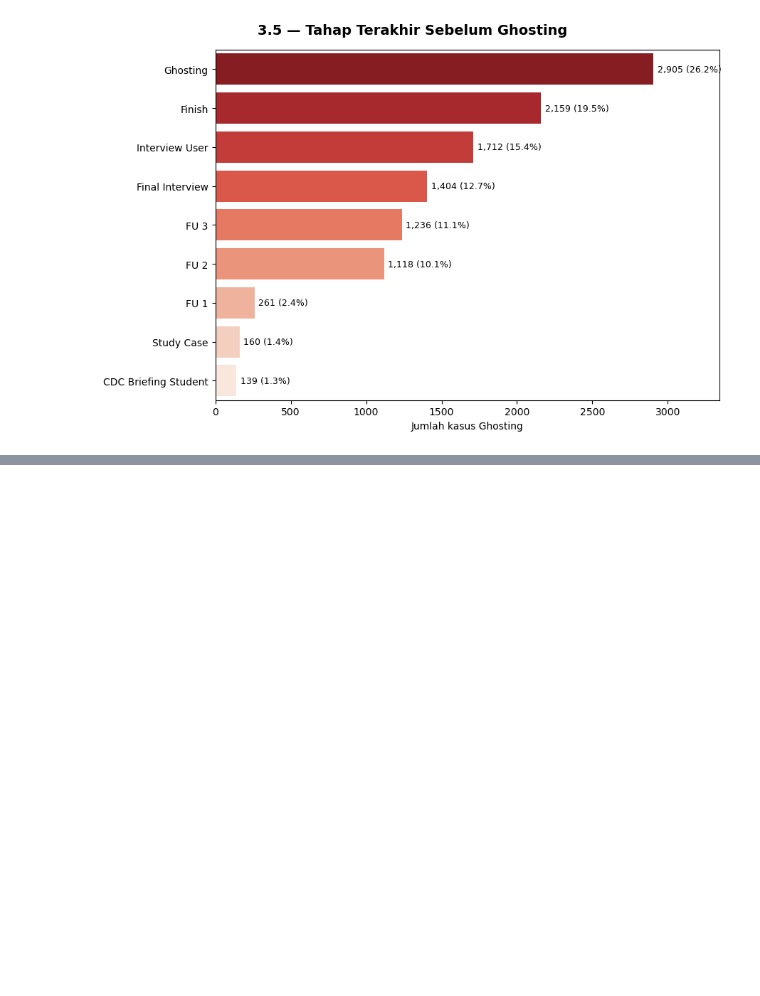
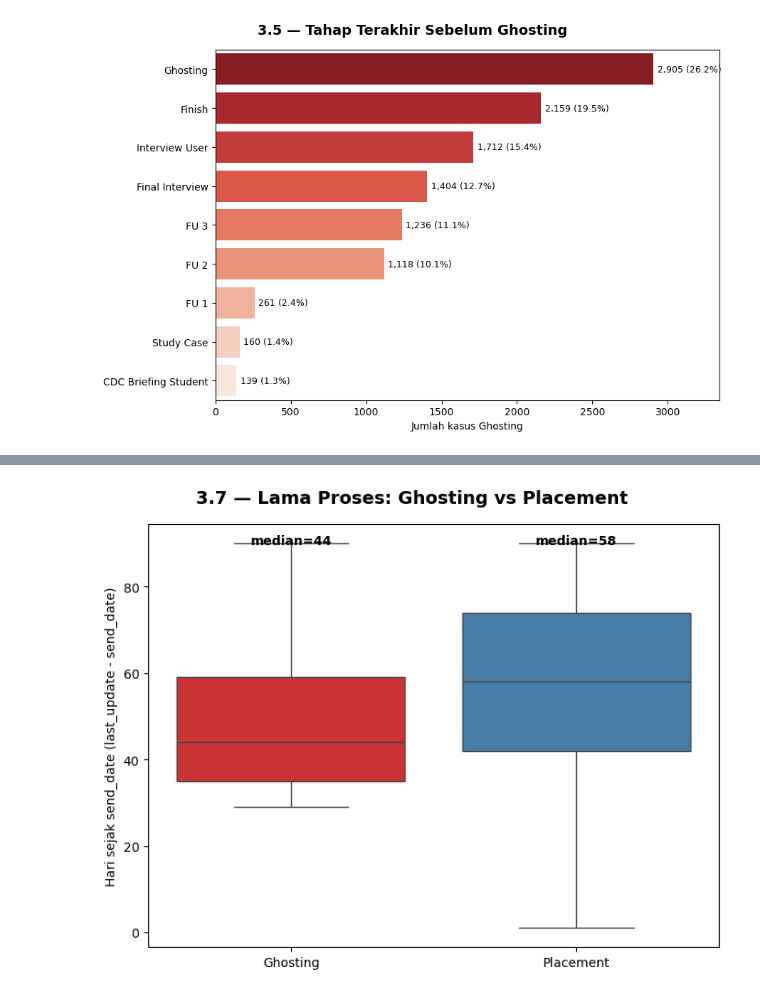
Before and after one commit to zzdf5/ssf-ssdc26-kataedward, a Jupyter notebook: notebooks/02_eda.ipynb, the cells around one changed output, grey strips where cells are left out. Cells and saved outputs as stored; diff of their text form; code cells hidden in the pictures; blank space fills up the shorter version.

```diff
--- a/notebooks/02_eda.ipynb
+++ b/notebooks/02_eda.ipynb
@@ -2296,0 +2485,40 @@ plt.show()
+# %%
+compare_df = pd.concat(
+    [
+        pd.DataFrame({"kelompok": "Ghosting", "hari_terlewat": ghosting_durasi}),
+        pd.DataFrame({"kelompok": "Placement", "hari_terlewat": placement_durasi}),
+    ]
+)
+
+fig, ax = plt.subplots(figsize=(7, 5.5))
+fig.suptitle("3.7 — Lama Proses: Ghosting vs Placement", fontsize=14, fontweight="bold")
+
+sns.boxplot(
+    data=compare_df,
+    x="kelompok",
+    y="hari_terlewat",
+    hue="kelompok",
+    palette="Set1",
+    legend=False,
+    ax=ax,
+)
+ax.set_xlabel("")
+ax.set_ylabel("Hari sejak send_date (last_update - send_date)")
+
+for i, kelompok in enumerate(["Ghosting", "Placement"]):
+    median_val = compare_df[compare_df["kelompok"] == kelompok][
+        "hari_terlewat"
+    ].median()
+    ax.text(
+        i,
+        ax.get_ylim()[1] * 0.95,
+        f"median={median_val:.0f}",
+        ha="center",
+        fontsize=10,
+        fontweight="bold",
+    )
+
+plt.tight_layout()
+plt.show()
+# %% [output]
+[figure, added]
```
Also changed, not shown: parts of 9 cells of this notebook, 2 other files.
